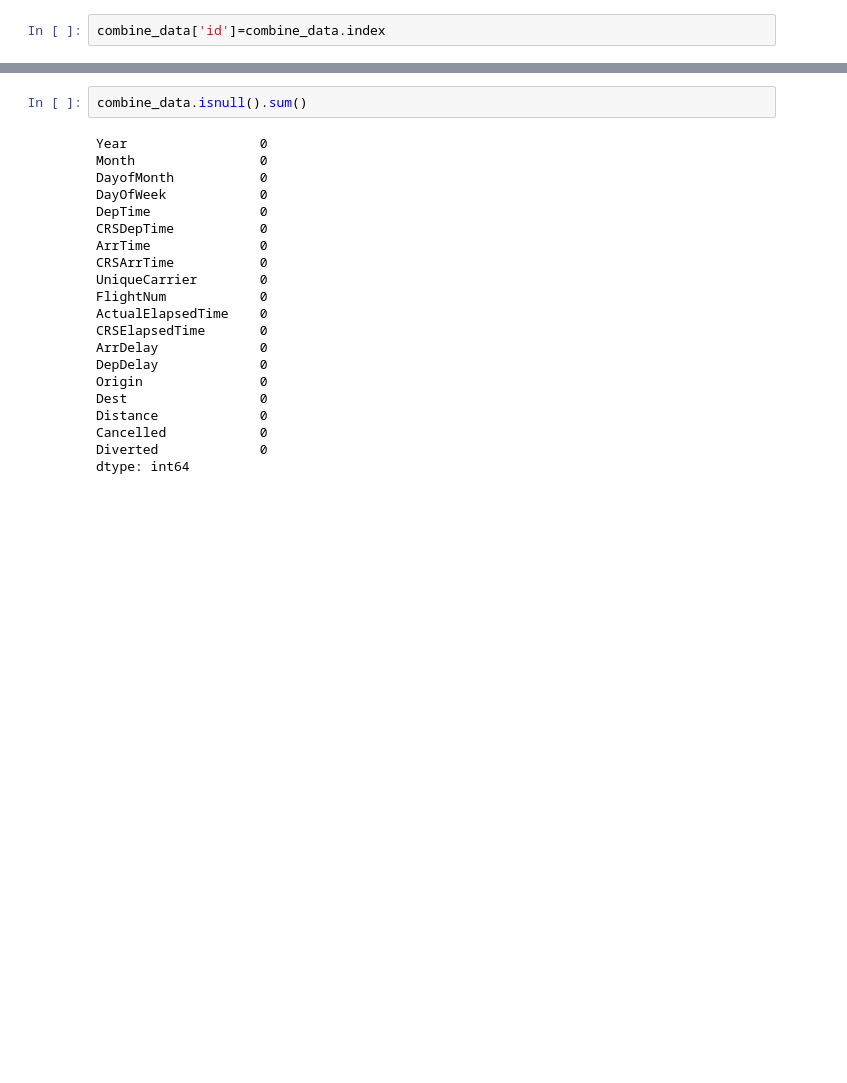
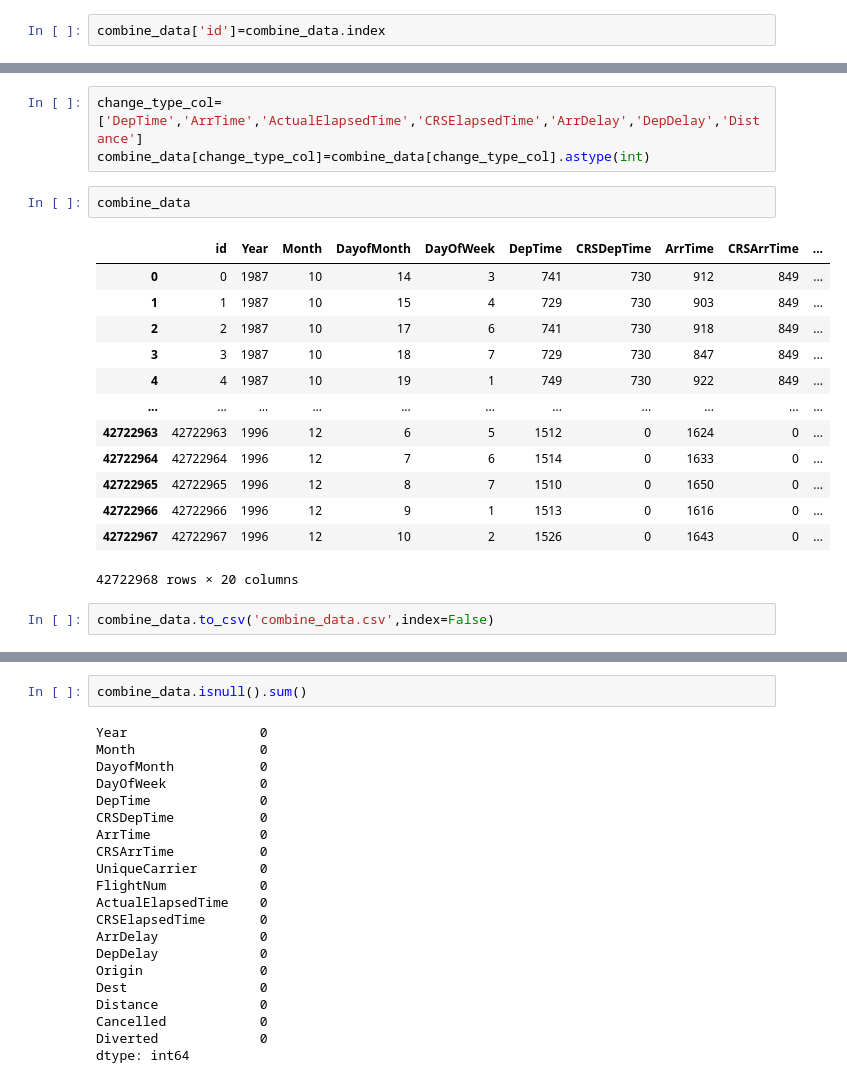
Before and after one commit to s2014628/data-analytics-migration-to-tableau, a Jupyter notebook: flights.ipynb, the cells around one changed output, grey strips where cells are left out. Drawn from its saved outputs; the diff is of its cells as text; blank space fills up the shorter version.

```diff
--- a/flights.ipynb
+++ b/flights.ipynb
@@ -346,0 +382,21 @@ combine_data
+# %%
+change_type_col=['DepTime','ArrTime','ActualElapsedTime','CRSElapsedTime','ArrDelay','DepDelay','Distance']
+combine_data[change_type_col]=combine_data[change_type_col].astype(int)
+# %%
+combine_data
+# %% [output]
+|  | id | Year | Month | DayofMonth | DayOfWeek | DepTime | CRSDepTime | ArrTime | CRSArrTime | ... |
+| 0 | 0 | 1987 | 10 | 14 | 3 | 741 | 730 | 912 | 849 | ... |
+| 1 | 1 | 1987 | 10 | 15 | 4 | 729 | 730 | 903 | 849 | ... |
+| 2 | 2 | 1987 | 10 | 17 | 6 | 741 | 730 | 918 | 849 | ... |
+| 3 | 3 | 1987 | 10 | 18 | 7 | 729 | 730 | 847 | 849 | ... |
+| 4 | 4 | 1987 | 10 | 19 | 1 | 749 | 730 | 922 | 849 | ... |
+| ... | ... | ... | ... | ... | ... | ... | ... | ... | ... | ... |
+| 42722963 | 42722963 | 1996 | 12 | 6 | 5 | 1512 | 0 | 1624 | 0 | ... |
+| 42722964 | 42722964 | 1996 | 12 | 7 | 6 | 1514 | 0 | 1633 | 0 | ... |
+| 42722965 | 42722965 | 1996 | 12 | 8 | 7 | 1510 | 0 | 1650 | 0 | ... |
+| 42722966 | 42722966 | 1996 | 12 | 9 | 1 | 1513 | 0 | 1616 | 0 | ... |
+| 42722967 | 42722967 | 1996 | 12 | 10 | 2 | 1526 | 0 | 1643 | 0 | ... |
+42722968 rows × 20 columns
+# %%
+combine_data.to_csv('combine_data.csv',index=False)
```
Also changed, not shown: parts of 17 cells of this notebook, 6 other files.
